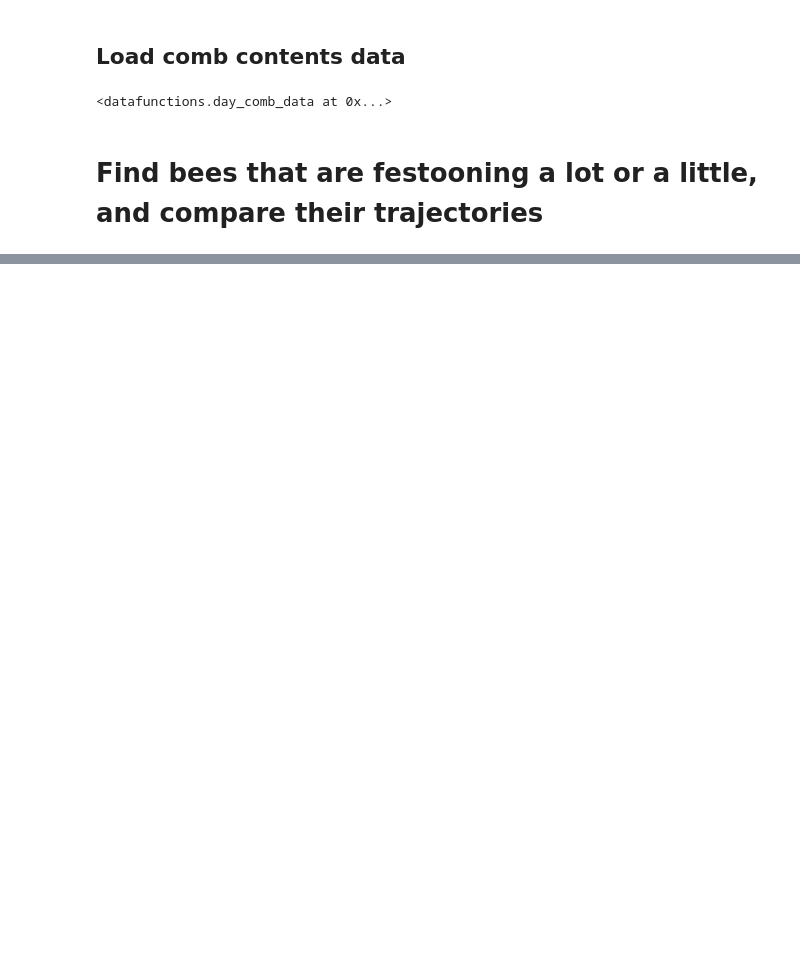
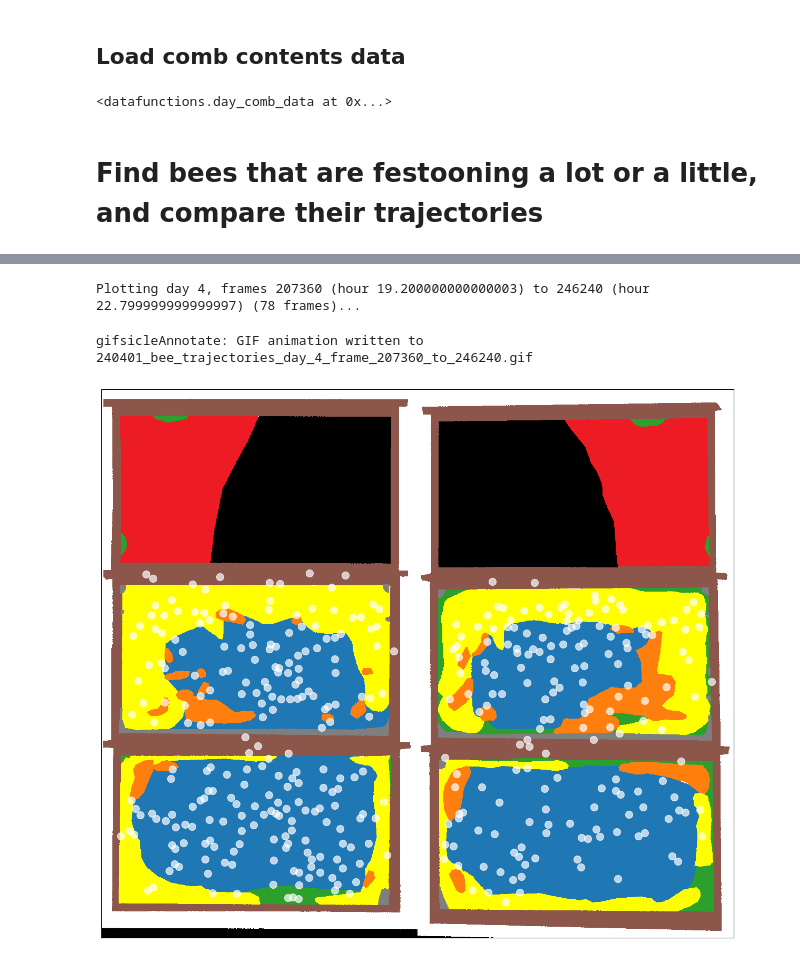
Before and after one commit to Collective-Logic-Lab/honey-bee-behavior, a Jupyter notebook: preliminary-analysis-2024-comb-building.ipynb, the cells around one changed output, grey strips where cells are left out. Drawn from its saved outputs; the diff is of its cells as text; code cells hidden in the pictures; blank space fills up the shorter version.

Commit message:
add code for bout analysis in comb building

```diff
--- a/preliminary-analysis-2024-comb-building.ipynb
+++ b/preliminary-analysis-2024-comb-building.ipynb
@@ -104,0 +123,14 @@ plt.ylabel('Cumulative time spent in festoon');
+# %%
+def plot_bees_at_time(dfTraj,daynum,framenum,ax=[]):
+
+    ax = bp.showcomb(combDict[daynum],ax=ax)
+    #plt.figure()
+    #ax = plt.gca()
+    dfTraj_one_frame = dfTraj[(dfTraj['daynum']==daynum) & (dfTraj['framenum']==framenum)]
+    #print(dfTraj_one_frame)
+    # for beeid in dfTraj_one_frame['uid'].unique():
+    #     dfTraj_one_frame_one_bee = dfTraj_one_frame[dfTraj_one_frame['uid']==beeid]
+    #     bp.plotbee_xy(dfTraj_one_frame_one_bee['x'],dfTraj_one_frame_one_bee['y'],dfTraj_one_frame_one_bee['camera'],
+    #                   ax=ax,color='white',s=100,joined=False)
+    return bp.plotbee_xy(dfTraj_one_frame['x'],dfTraj_one_frame['y'],dfTraj_one_frame['camera'],
+                      ax=ax,color='white',s=100,joined=False)
@@ -105,3 +145,30 @@ plt.ylabel('Cumulative time spent in festoon');
+# %%
+# make animated gif of bee motion
+daynum = 4
+bee_subset = [665] #[582]
+min_day_frac,max_day_frac = 0.8,0.95
+min_framenum,max_framenum = int(min_day_frac*frames_per_day),int(max_day_frac*frames_per_day)
+frame_step = 500 # number of frames to skip between renderings
+framenums = range(min_framenum,max_framenum,frame_step)
+print("Plotting day {}, frames {} (hour {}) to {} (hour {}) ({} frames)...".format(
+    daynum,min_framenum,min_framenum/frames_per_day*24,max_framenum,max_framenum/frames_per_day*24,len(framenums)))
+dfTraj_cut = dfTraj[(dfTraj['daynum']==daynum) & (min_framenum < dfTraj['framenum']) & (dfTraj['framenum'] < max_framenum)]
+if bee_subset:
+    dfTraj_cut = dfTraj_cut[dfTraj_cut['uid'].isin(bee_subset)]
+plot_func = lambda framenum: plot_bees_at_time(dfTraj_cut,daynum,framenum)
+gifsicle.gifsiclePlot(plot_func,
+                      framenums,
+                      '240401_bee_trajectories_day_{}_frame_{}_to_{}.gif'.format(daynum,min_framenum,max_framenum),
+                      delay=1,
+                      annotateList=['day {}, hour {:.3f}'.format(daynum,frame/frames_per_day*24) for frame in framenums])
+plt.close('all')
+# %% [output]
+Plotting day 4, frames 207360 (hour 19.200000000000003) to 246240 (hour 22.799999999999997) (78 frames)...
+gifsicleAnnotate: GIF animation written to 240401_bee_trajectories_day_4_frame_207360_to_246240.gif
+# %%
+plot_bees_at_time(dfTraj,4,10)
+# %% [output]
+[figure, added]
 # %%
 # plot trajectory of a single bee
 beeID = 672 #582
```
Also changed, not shown: parts of 18 cells of this notebook.
